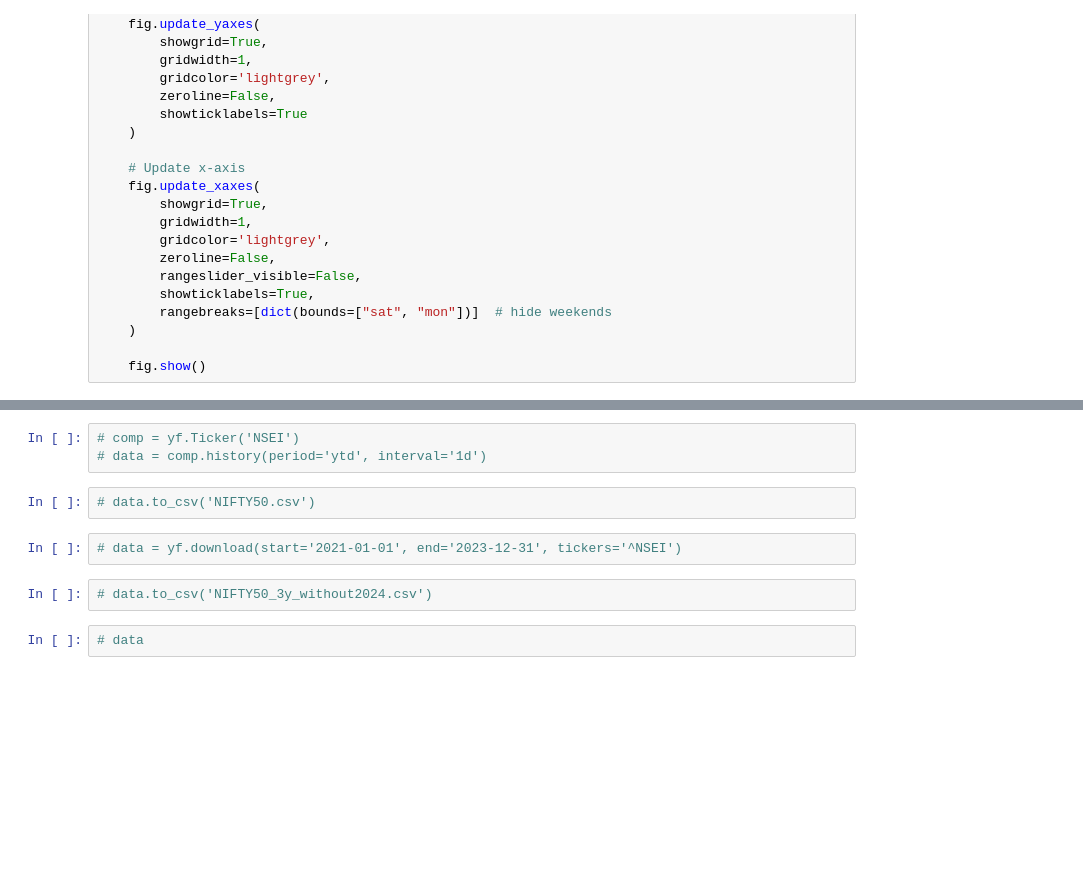
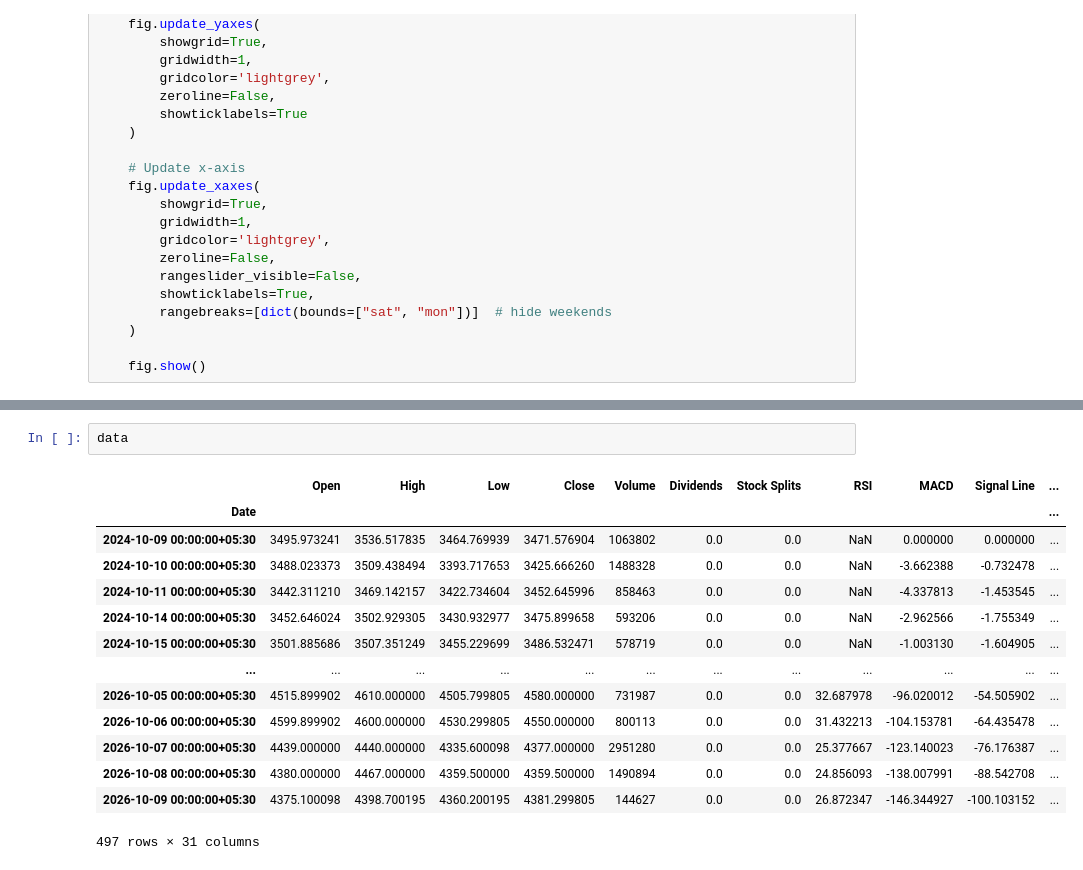
Before and after one commit to Arnax308/Stock-Market-Prediction, a Jupyter notebook: Financial_Data.ipynb, the cells around one changed output, grey strips where cells are left out. Cells and saved outputs as stored; diff of their text form; blank space fills up the shorter version.

```diff
--- a/Financial_Data.ipynb
+++ b/Financial_Data.ipynb
@@ -857,11 +857,17 @@ The stock is in a strong downtrend, with both short-term and long-term indicator
-# %%
-# comp = yf.Ticker('NSEI')
-# data = comp.history(period='ytd', interval='1d')
-# %%
-# data.to_csv('NIFTY50.csv')
-# %%
-# data = yf.download(start='2021-01-01', end='2023-12-31', tickers='^NSEI')
-# %%
-# data.to_csv('NIFTY50_3y_without2024.csv')
-# %%
-# data
+# %%
+data
+# %% [output]
+|  | Open | High | Low | Close | Volume | Dividends | Stock Splits | RSI | MACD | Signal Line | ... |
+| Date |  |  |  |  |  |  |  |  |  |  | ... |
+| 2024-10-09 00:00:00+05:30 | 3495.973241 | 3536.517835 | 3464.769939 | 3471.576904 | 1063802 | 0.0 | 0.0 | NaN | 0.000000 | 0.000000 | ... |
+| 2024-10-10 00:00:00+05:30 | 3488.023373 | 3509.438494 | 3393.717653 | 3425.666260 | 1488328 | 0.0 | 0.0 | NaN | -3.662388 | -0.732478 | ... |
+| 2024-10-11 00:00:00+05:30 | 3442.311210 | 3469.142157 | 3422.734604 | 3452.645996 | 858463 | 0.0 | 0.0 | NaN | -4.337813 | -1.453545 | ... |
+| 2024-10-14 00:00:00+05:30 | 3452.646024 | 3502.929305 | 3430.932977 | 3475.899658 | 593206 | 0.0 | 0.0 | NaN | -2.962566 | -1.755349 | ... |
+| 2024-10-15 00:00:00+05:30 | 3501.885686 | 3507.351249 | 3455.229699 | 3486.532471 | 578719 | 0.0 | 0.0 | NaN | -1.003130 | -1.604905 | ... |
+| ... | ... | ... | ... | ... | ... | ... | ... | ... | ... | ... | ... |
+| 2026-10-05 00:00:00+05:30 | 4515.899902 | 4610.000000 | 4505.799805 | 4580.000000 | 731987 | 0.0 | 0.0 | 32.687978 | -96.020012 | -54.505902 | ... |
+| 2026-10-06 00:00:00+05:30 | 4599.899902 | 4600.000000 | 4530.299805 | 4550.000000 | 800113 | 0.0 | 0.0 | 31.432213 | -104.153781 | -64.435478 | ... |
+| 2026-10-07 00:00:00+05:30 | 4439.000000 | 4440.000000 | 4335.600098 | 4377.000000 | 2951280 | 0.0 | 0.0 | 25.377667 | -123.140023 | -76.176387 | ... |
+| 2026-10-08 00:00:00+05:30 | 4380.000000 | 4467.000000 | 4359.500000 | 4359.500000 | 1490894 | 0.0 | 0.0 | 24.856093 | -138.007991 | -88.542708 | ... |
+| 2026-10-09 00:00:00+05:30 | 4375.100098 | 4398.700195 | 4360.200195 | 4381.299805 | 144627 | 0.0 | 0.0 | 26.872347 | -146.344927 | -100.103152 | ... |
+497 rows × 31 columns
```
Also changed, not shown: parts of 1 cell of this notebook, 13 other files.
